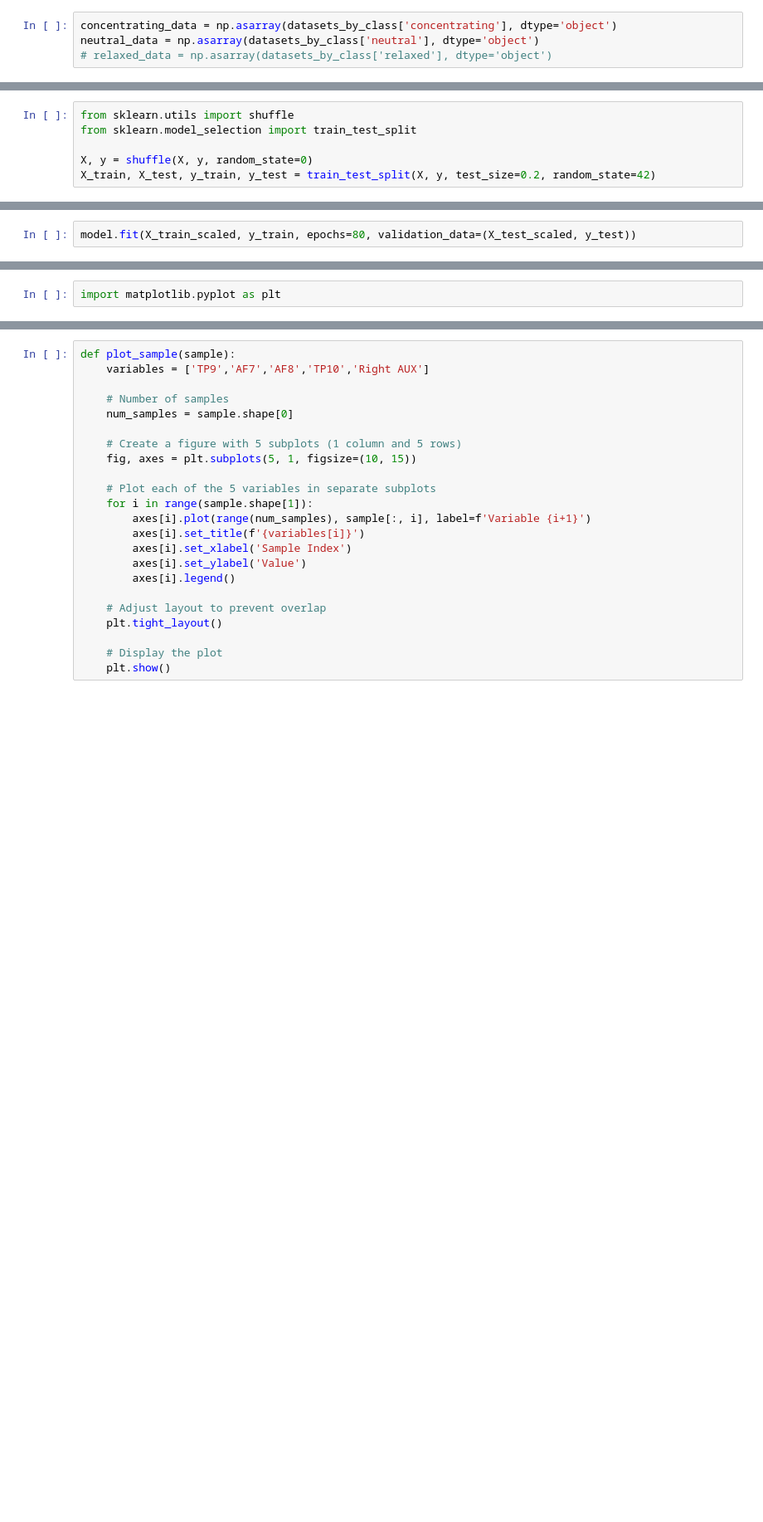
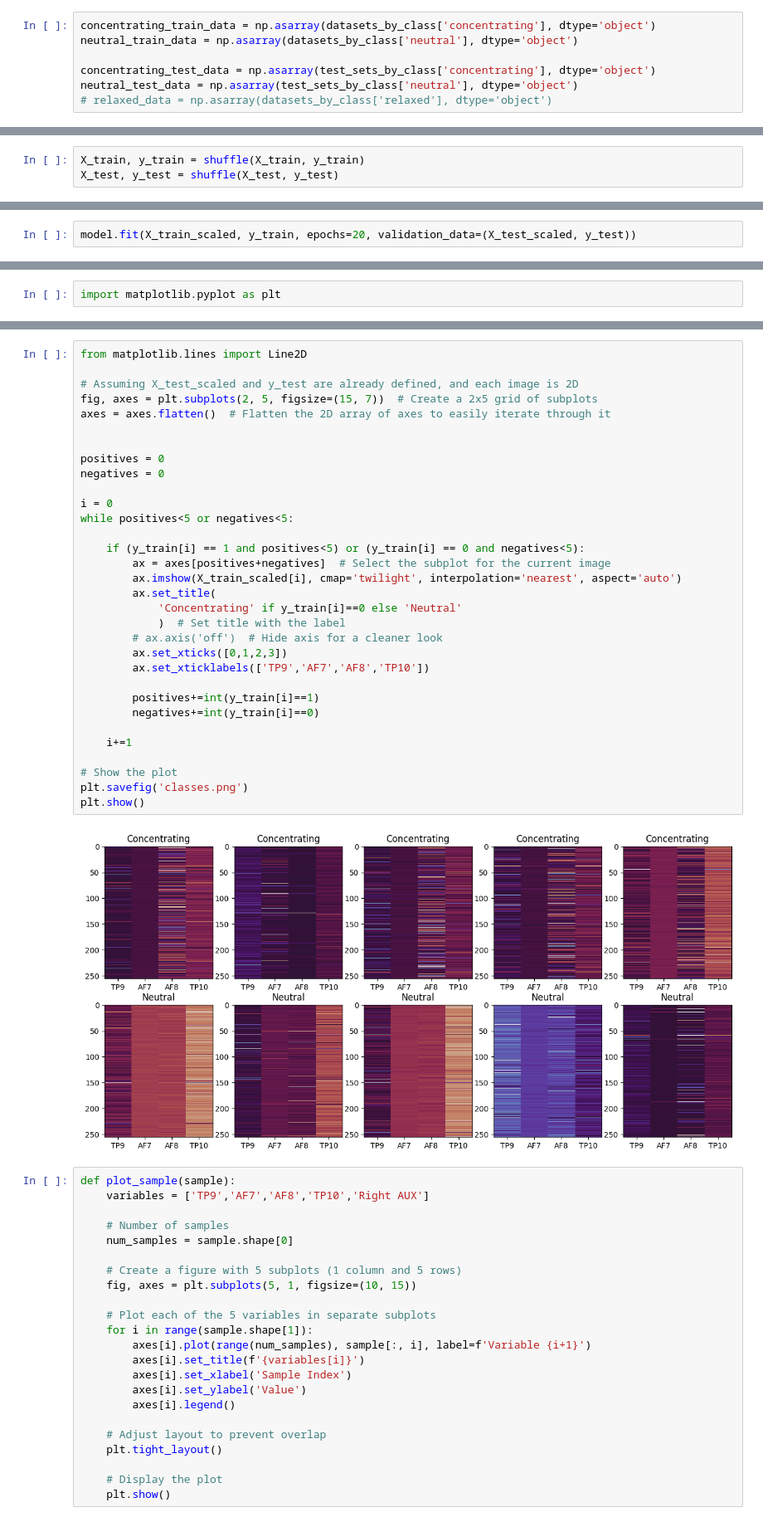
Before and after one commit to JP-Vela/BioHack2025, a Jupyter notebook: classify.ipynb, the cells around one changed output, grey strips where cells are left out. Shown at 83% size. Saved outputs shown, nothing was run; the diff lists cells and outputs as text; blank space fills up the shorter version.

```diff
--- a/classify.ipynb
+++ b/classify.ipynb
@@ -60,5 +75,8 @@ for class_name in classes:
 # %%
-concentrating_data = np.asarray(datasets_by_class['concentrating'], dtype='object')
-neutral_data = np.asarray(datasets_by_class['neutral'], dtype='object')
+concentrating_train_data = np.asarray(datasets_by_class['concentrating'], dtype='object')
+neutral_train_data = np.asarray(datasets_by_class['neutral'], dtype='object')
+
+concentrating_test_data = np.asarray(test_sets_by_class['concentrating'], dtype='object')
+neutral_test_data = np.asarray(test_sets_by_class['neutral'], dtype='object')
 # relaxed_data = np.asarray(datasets_by_class['relaxed'], dtype='object')
 # %%
@@ -93,9 +125,6 @@ y = np.array([0] * concentrating_data[:, :, 1:5].shape[0] + [1] * neutral_data[:
-# %%
-from sklearn.utils import shuffle
-from sklearn.model_selection import train_test_split
-
-X, y = shuffle(X, y, random_state=0)
-X_train, X_test, y_train, y_test = train_test_split(X, y, test_size=0.2, random_state=42)
+# %%
+X_train, y_train = shuffle(X_train, y_train)
+X_test, y_test = shuffle(X_test, y_test)
 # %%
 print(X_train.shape)
 print(y_train.shape)
@@ -189,5 +213,5 @@ Model: "sequential_1"
  Trainable params: 1,014,625 (3.87 MB)
  Non-trainable params: 0 (0.00 B)
 # %%
-model.fit(X_train_scaled, y_train, epochs=80, validation_data=(X_test_scaled, y_test))
+model.fit(X_train_scaled, y_train, epochs=20, validation_data=(X_test_scaled, y_test))
 # %% [output]
@@ -239,3 +273,37 @@ import matplotlib.pyplot as plt
+# %%
+from matplotlib.lines import Line2D
+
+# Assuming X_test_scaled and y_test are already defined, and each image is 2D
+fig, axes = plt.subplots(2, 5, figsize=(15, 7))  # Create a 2x5 grid of subplots
+axes = axes.flatten()  # Flatten the 2D array of axes to easily iterate through it
+
+
+positives = 0
+negatives = 0
+
+i = 0
+while positives<5 or negatives<5:
+
+    if (y_train[i] == 1 and positives<5) or (y_train[i] == 0 and negatives<5):
+        ax = axes[positives+negatives]  # Select the subplot for the current image
+        ax.imshow(X_train_scaled[i], cmap='twilight', interpolation='nearest', aspect='auto')
+        ax.set_title(
+            'Concentrating' if y_train[i]==0 else 'Neutral'
+            )  # Set title with the label
+        # ax.axis('off')  # Hide axis for a cleaner look
+        ax.set_xticks([0,1,2,3])
+        ax.set_xticklabels(['TP9','AF7','AF8','TP10'])
+
+        positives+=int(y_train[i]==1)
+        negatives+=int(y_train[i]==0)
+
+    i+=1
+
+# Show the plot
+plt.savefig('classes.png')
+plt.show()
+# %% [output]
+[figure, added]
 # %%
 def plot_sample(sample):
     variables = ['TP9','AF7','AF8','TP10','Right AUX']
```
Also changed, not shown: parts of 25 cells of this notebook, 13 other files.
